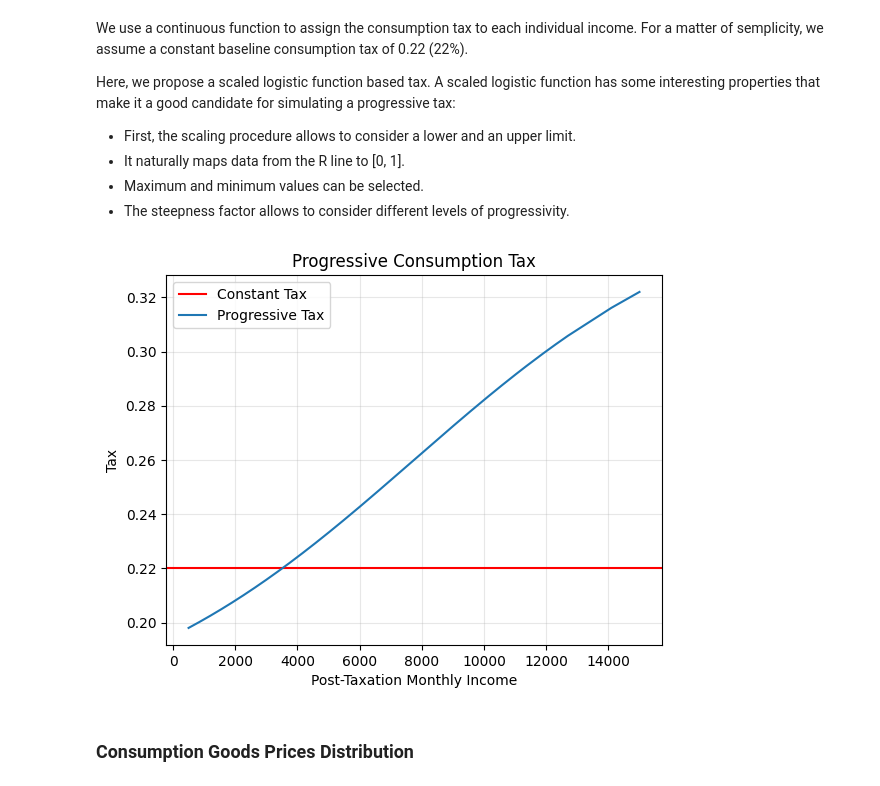
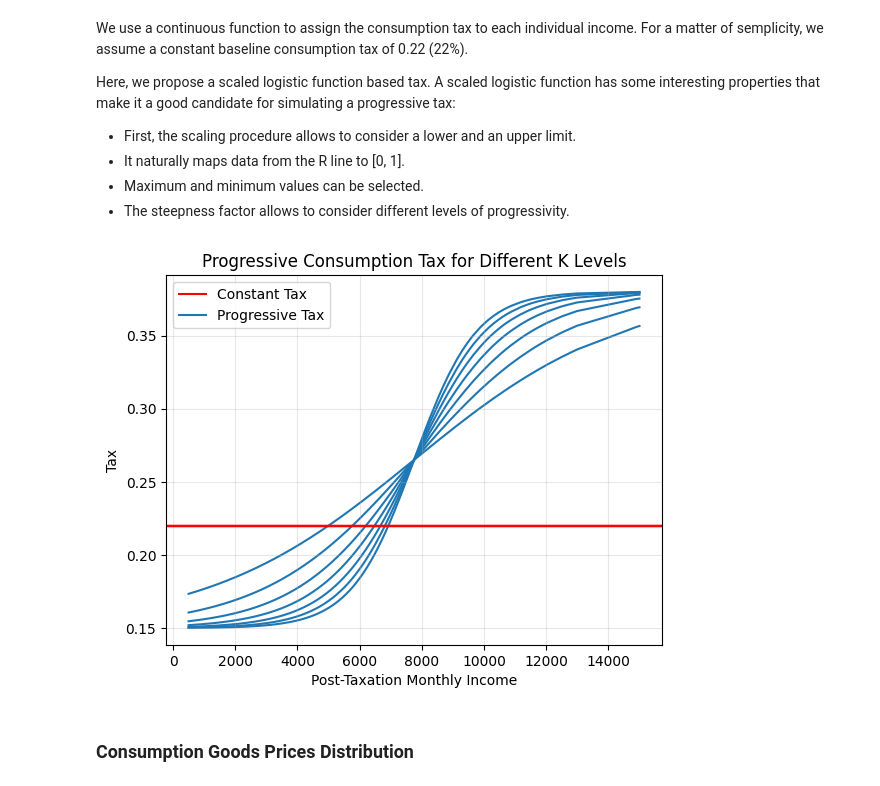
Before and after one commit to Tobia905/cptsim, a Jupyter notebook: notebooks/experiments.ipynb, the cells around one changed output. Cells and saved outputs as stored; diff of their text form; code cells hidden in the pictures.

```diff
--- a/notebooks/experiments.ipynb
+++ b/notebooks/experiments.ipynb
@@ -56,14 +59,7 @@ cons_tax = progressive_tax(income_samples, a, b, 500, 15000, k=k)
-# %%
-plt.axhline(.22, color="r", label="Constant Tax")
-plt.plot(sorted(income_samples), sorted(cons_tax), label="Progressive Tax")
-plt.title("Progressive Consumption Tax")
-plt.xlabel("Post-Taxation Monthly Income")
-plt.ylabel("Tax")
-plt.legend()
-plt.grid(alpha=.3)
-plt.show()
-# %% [output]
-[figure, removed]
+# %%
+plot_progressive_taxation(income_samples)
+# %% [output]
+[figure, added]
 # %% [markdown]
 ### Consumption Goods Prices Distribution ###
 # %% [markdown]
```
Also changed, not shown: parts of 12 cells of this notebook, 7 other files.
